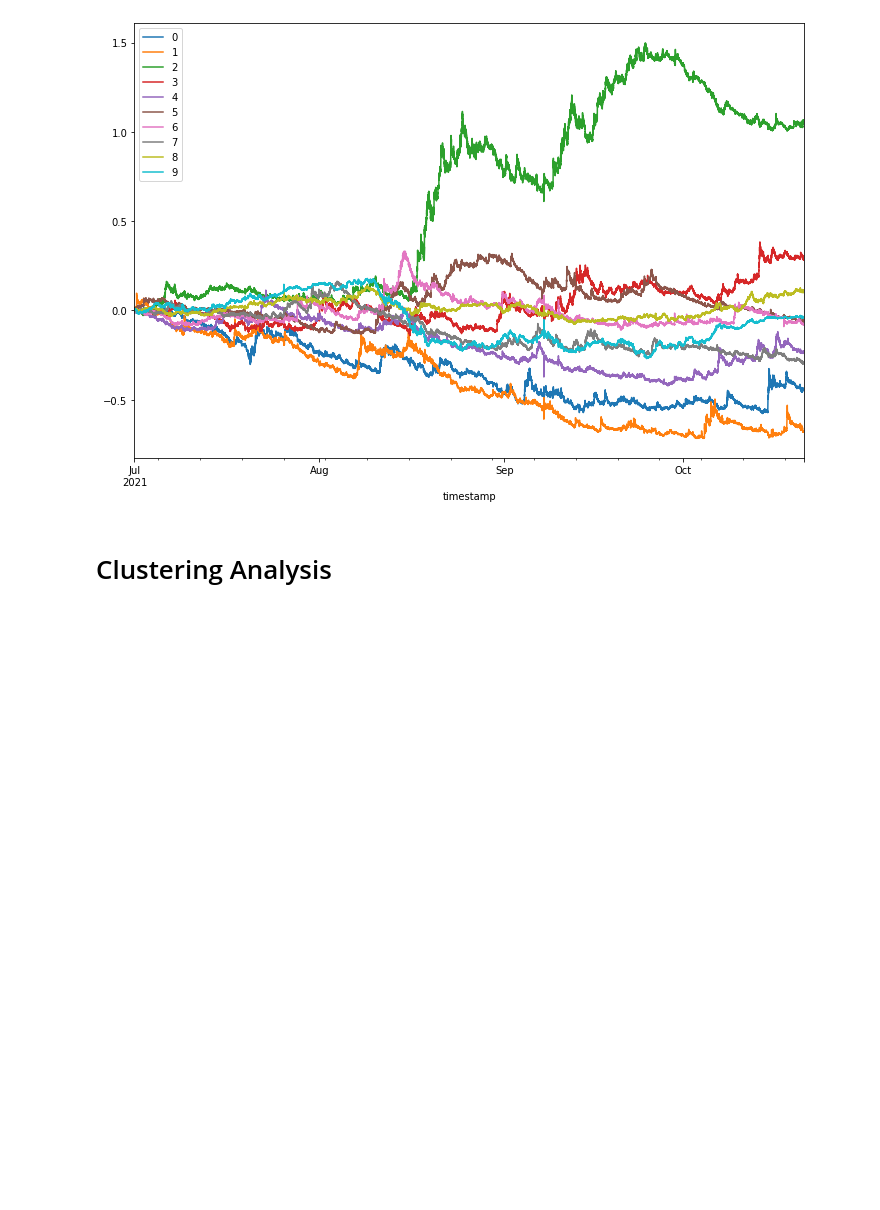
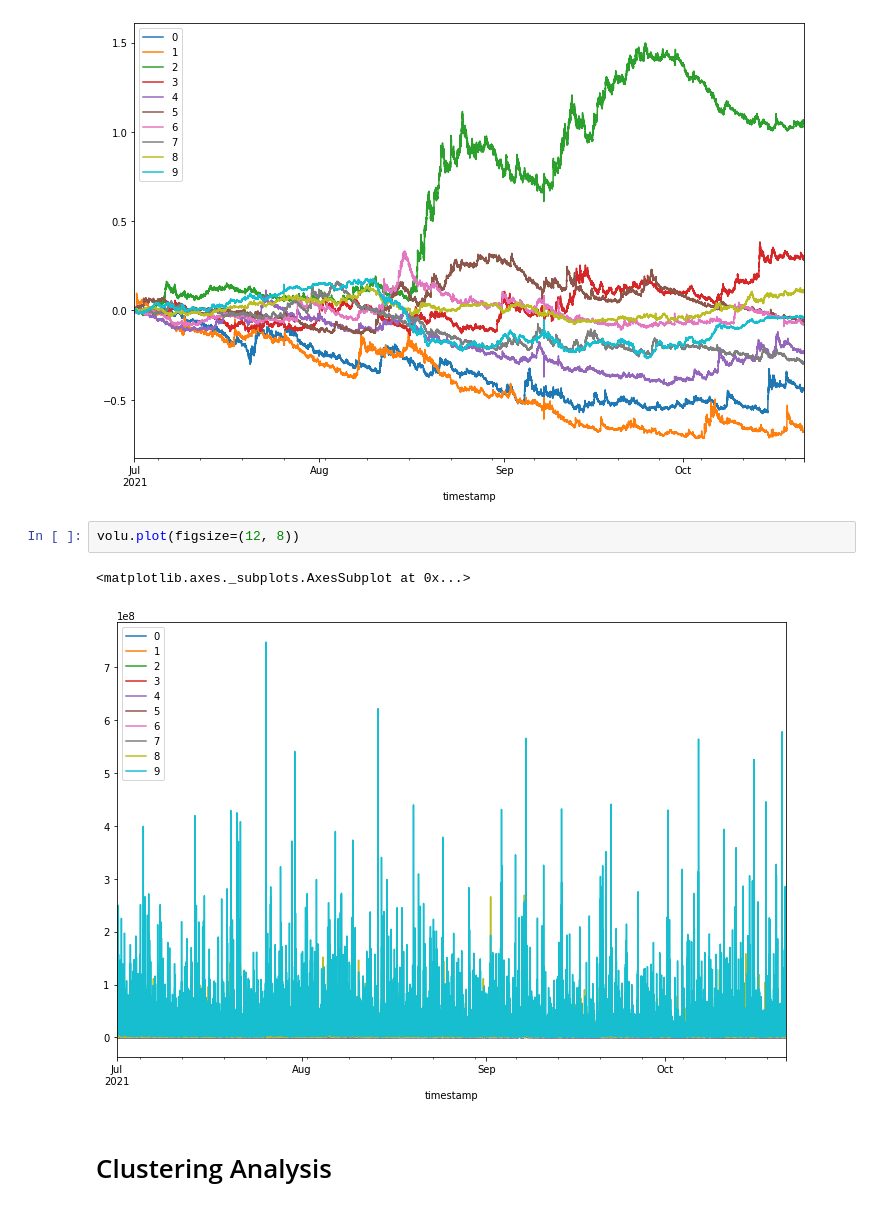
Before and after one commit to unique-subedi/crypto-prediction, a Jupyter notebook: stats_601_project.ipynb, the cells around one changed output. Saved outputs shown, nothing was run; the diff lists cells and outputs as text; blank space fills up the shorter version.

```diff
--- a/stats_601_project.ipynb
+++ b/stats_601_project.ipynb
@@ -51,6 +51,11 @@ log_pr.plot(figsize=(12, 8))
 # %% [output]
 <matplotlib.axes._subplots.AxesSubplot at 0x...>
 [figure]
+# %%
+volu.plot(figsize=(12, 8))
+# %% [output]
+<matplotlib.axes._subplots.AxesSubplot at 0x...>
+[figure, added]
 # %% [markdown]
 # Clustering Analysis
 # %%
```
Also changed, not shown: parts of 9 cells of this notebook.
